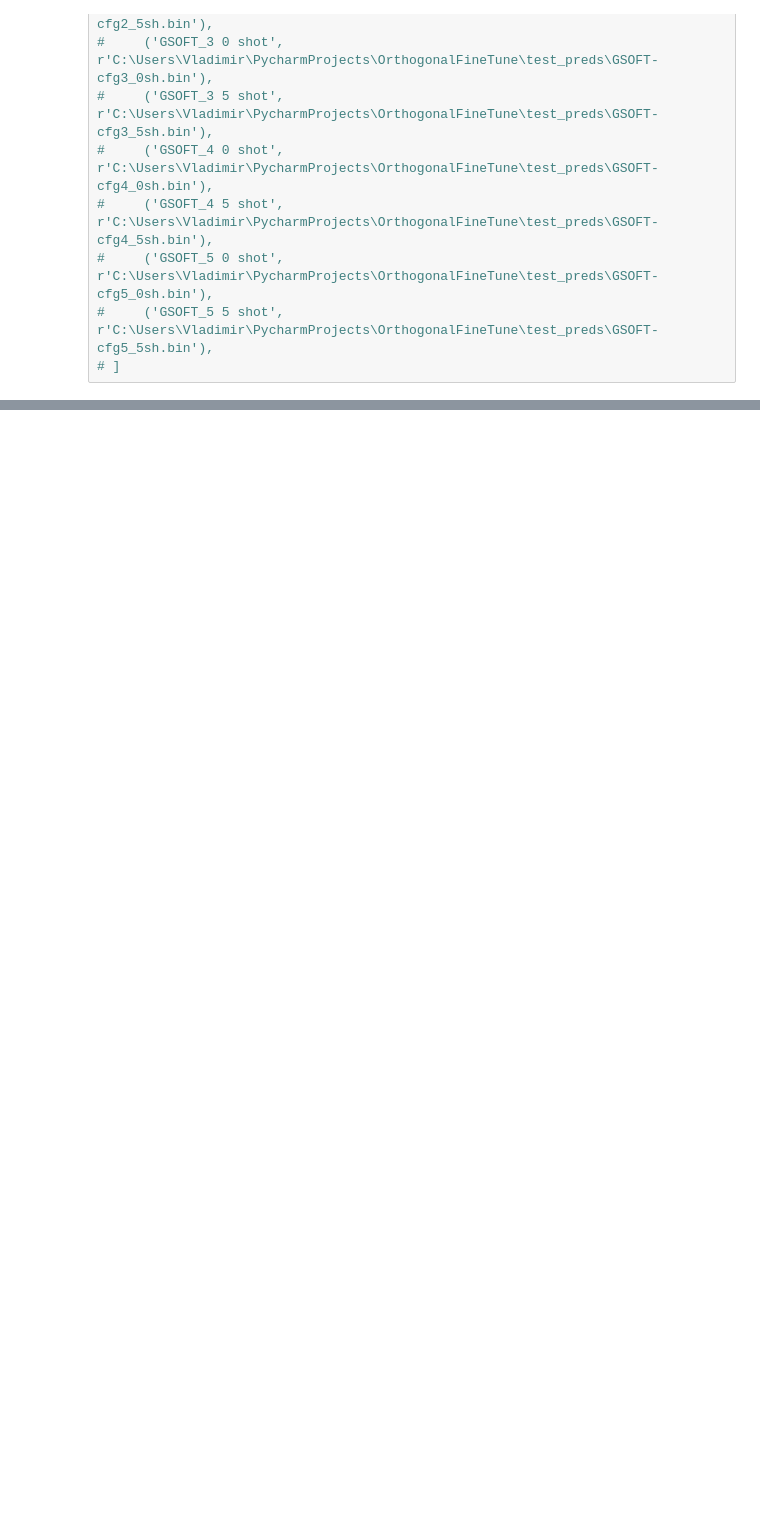
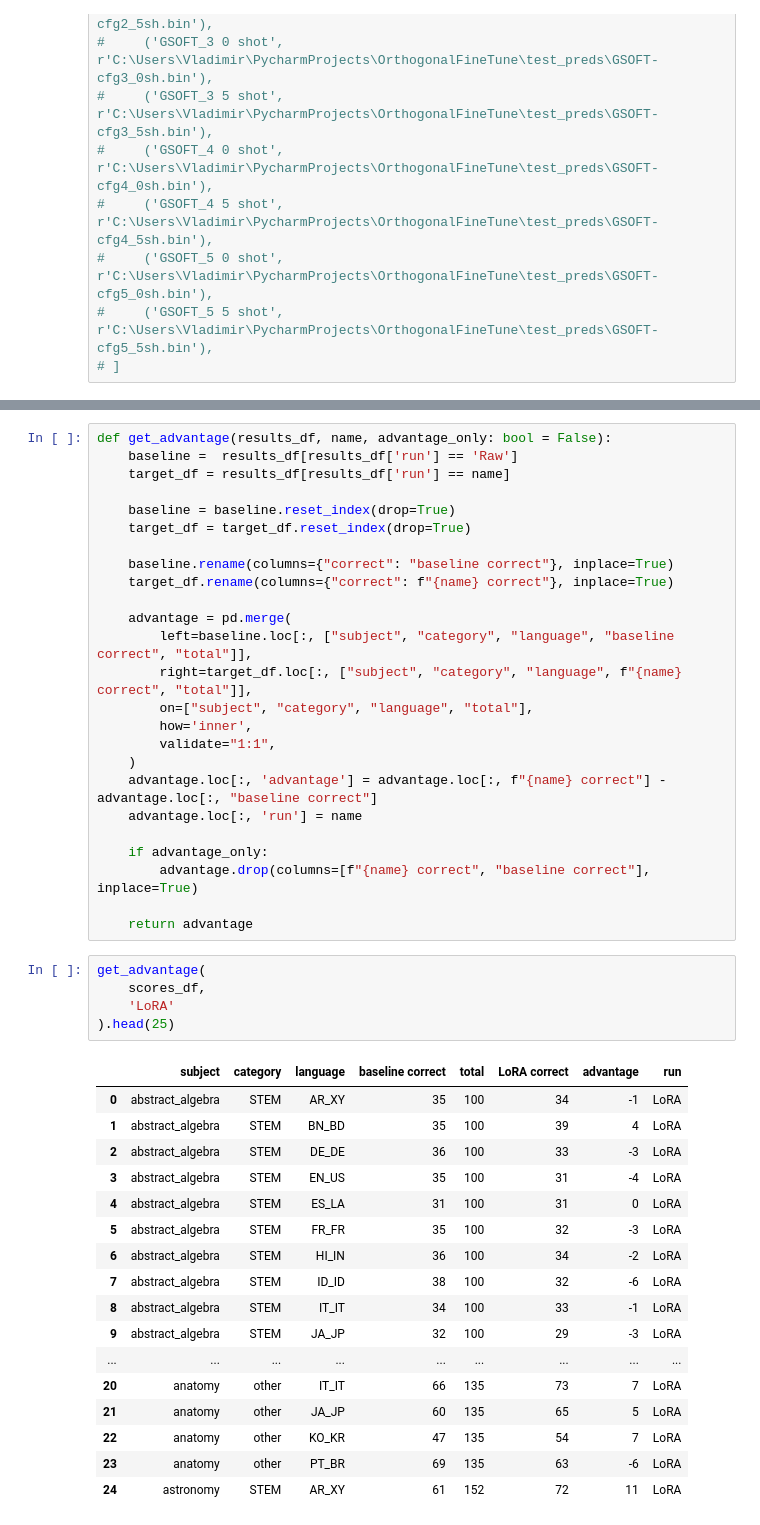
Before and after one commit to Bogachevv/OrthogonalFineTune, a Jupyter notebook: view_preds.ipynb, the cells around one changed output, grey strips where cells are left out. Saved outputs shown, nothing was run; the diff lists cells and outputs as text; blank space fills up the shorter version.

```diff
--- a/view_preds.ipynb
+++ b/view_preds.ipynb
@@ -232,0 +139,48 @@ Shape: (96, 4)
+# %%
+def get_advantage(results_df, name, advantage_only: bool = False):
+    baseline =  results_df[results_df['run'] == 'Raw']
+    target_df = results_df[results_df['run'] == name]
+
+    baseline = baseline.reset_index(drop=True)
+    target_df = target_df.reset_index(drop=True)
+
+    baseline.rename(columns={"correct": "baseline correct"}, inplace=True)
+    target_df.rename(columns={"correct": f"{name} correct"}, inplace=True)
+
+    advantage = pd.merge(
+        left=baseline.loc[:, ["subject", "category", "language", "baseline correct", "total"]],
+        right=target_df.loc[:, ["subject", "category", "language", f"{name} correct", "total"]],
+        on=["subject", "category", "language", "total"],
+        how='inner',
+        validate="1:1",
+    )
+    advantage.loc[:, 'advantage'] = advantage.loc[:, f"{name} correct"] - advantage.loc[:, "baseline correct"]
+    advantage.loc[:, 'run'] = name
+
+    if advantage_only:
+        advantage.drop(columns=[f"{name} correct", "baseline correct"], inplace=True)
+
+    return advantage
+# %%
+get_advantage(
+    scores_df,
+    'LoRA'
+).head(25)
+# %% [output]
+|  | subject | category | language | baseline correct | total | LoRA correct | advantage | run |
+| 0 | abstract_algebra | STEM | AR_XY | 35 | 100 | 34 | -1 | LoRA |
+| 1 | abstract_algebra | STEM | BN_BD | 35 | 100 | 39 | 4 | LoRA |
+| 2 | abstract_algebra | STEM | DE_DE | 36 | 100 | 33 | -3 | LoRA |
+| 3 | abstract_algebra | STEM | EN_US | 35 | 100 | 31 | -4 | LoRA |
+| 4 | abstract_algebra | STEM | ES_LA | 31 | 100 | 31 | 0 | LoRA |
+| 5 | abstract_algebra | STEM | FR_FR | 35 | 100 | 32 | -3 | LoRA |
+| 6 | abstract_algebra | STEM | HI_IN | 36 | 100 | 34 | -2 | LoRA |
+| 7 | abstract_algebra | STEM | ID_ID | 38 | 100 | 32 | -6 | LoRA |
+| 8 | abstract_algebra | STEM | IT_IT | 34 | 100 | 33 | -1 | LoRA |
+| 9 | abstract_algebra | STEM | JA_JP | 32 | 100 | 29 | -3 | LoRA |
+| ... | ... | ... | ... | ... | ... | ... | ... | ... |
+| 20 | anatomy | other | IT_IT | 66 | 135 | 73 | 7 | LoRA |
+| 21 | anatomy | other | JA_JP | 60 | 135 | 65 | 5 | LoRA |
+| 22 | anatomy | other | KO_KR | 47 | 135 | 54 | 7 | LoRA |
+| 23 | anatomy | other | PT_BR | 69 | 135 | 63 | -6 | LoRA |
+| 24 | astronomy | STEM | AR_XY | 61 | 152 | 72 | 11 | LoRA |
```
Also changed, not shown: parts of 25 cells of this notebook.
